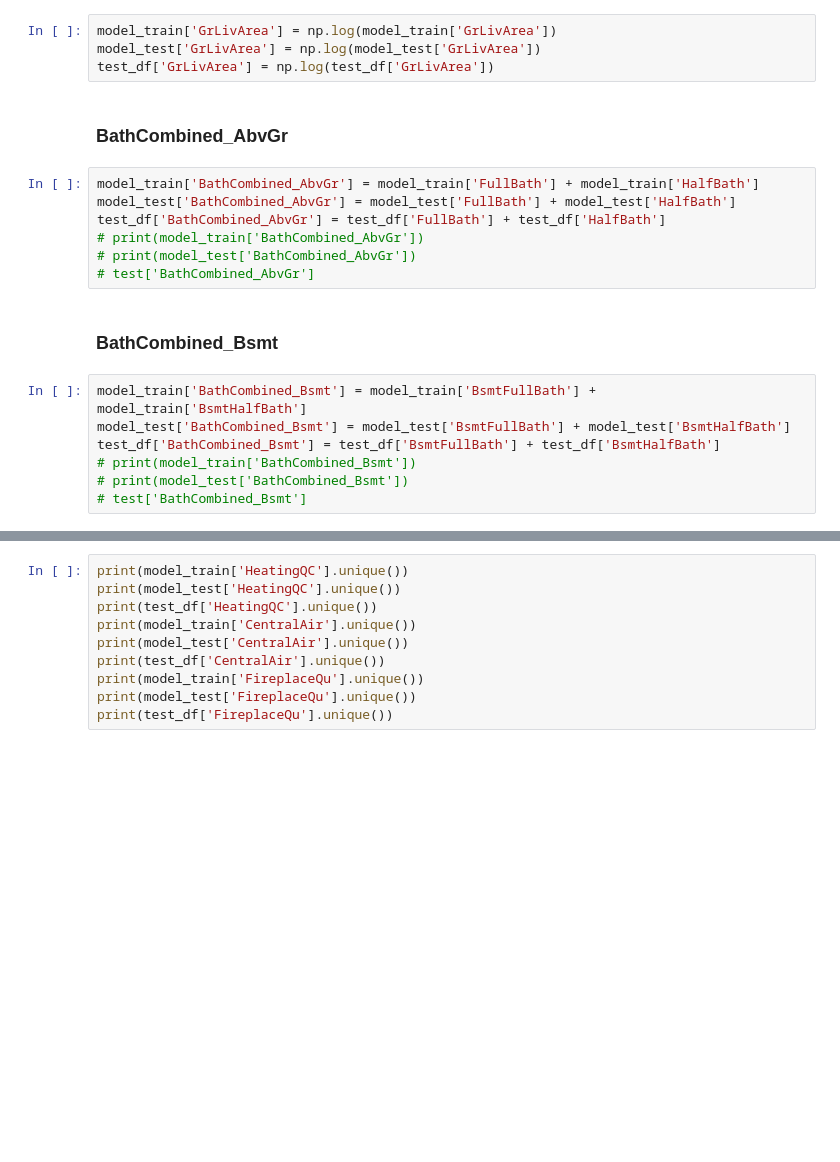
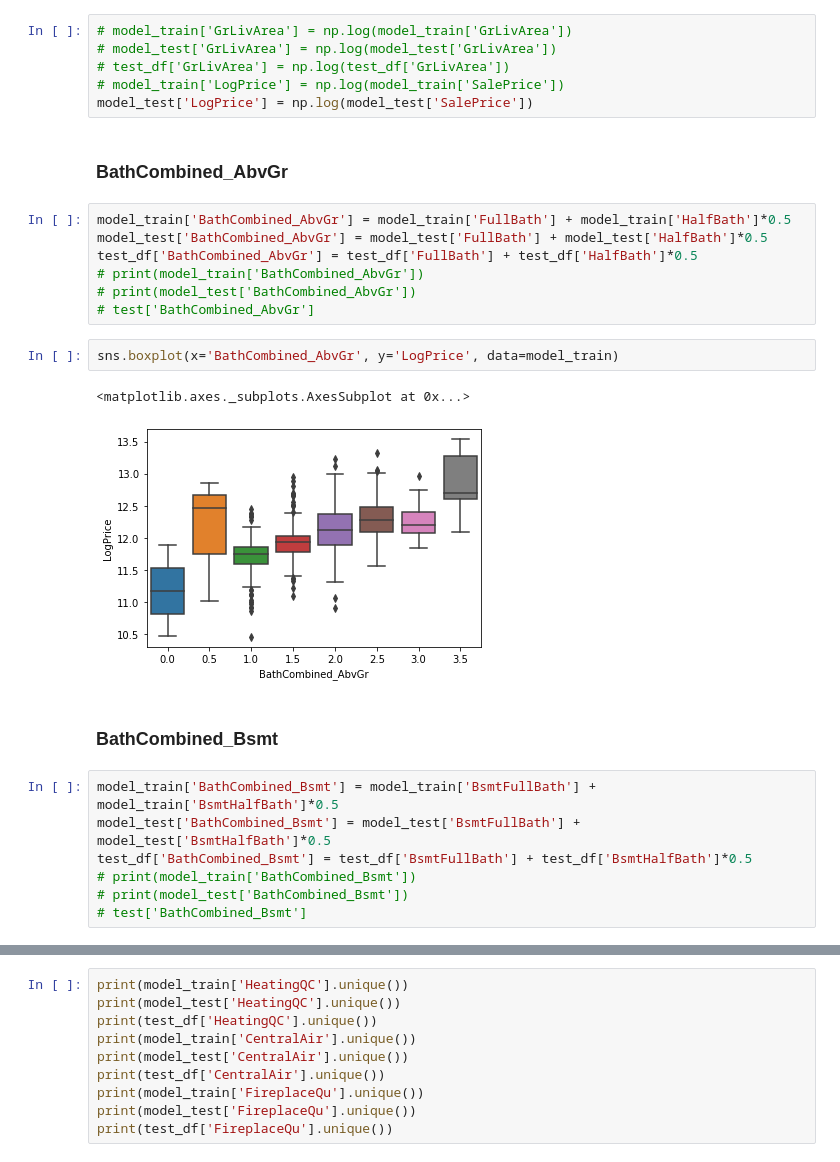
Before and after one commit to twistandpulse/Tea-Mates, a Jupyter notebook: Marina/Marina Preprocessing (2-25-20).ipynb, the cells around one changed output, grey strips where cells are left out. Drawn from its saved outputs; the diff is of its cells as text; blank space fills up the shorter version.

```diff
--- a/Marina/Marina Preprocessing (2-25-20).ipynb
+++ b/Marina/Marina Preprocessing (2-25-20).ipynb
@@ -72,24 +72,31 @@ Index(['Id', 'MSSubClass', 'MSZoning', 'LotFrontage', 'LotArea', 'Street',
 # %% [markdown]
 # Numeric Variable & Ordinal Var Transform
 # %%
-model_train['GrLivArea'] = np.log(model_train['GrLivArea'])
-model_test['GrLivArea'] = np.log(model_test['GrLivArea'])
-test_df['GrLivArea'] = np.log(test_df['GrLivArea'])
+# model_train['GrLivArea'] = np.log(model_train['GrLivArea'])
+# model_test['GrLivArea'] = np.log(model_test['GrLivArea'])
+# test_df['GrLivArea'] = np.log(test_df['GrLivArea'])
+# model_train['LogPrice'] = np.log(model_train['SalePrice'])
+model_test['LogPrice'] = np.log(model_test['SalePrice'])
 # %% [markdown]
 ### BathCombined_AbvGr
 # %%
-model_train['BathCombined_AbvGr'] = model_train['FullBath'] + model_train['HalfBath']
-model_test['BathCombined_AbvGr'] = model_test['FullBath'] + model_test['HalfBath']
-test_df['BathCombined_AbvGr'] = test_df['FullBath'] + test_df['HalfBath']
+model_train['BathCombined_AbvGr'] = model_train['FullBath'] + model_train['HalfBath']*0.5
+model_test['BathCombined_AbvGr'] = model_test['FullBath'] + model_test['HalfBath']*0.5
+test_df['BathCombined_AbvGr'] = test_df['FullBath'] + test_df['HalfBath']*0.5
 # print(model_train['BathCombined_AbvGr'])
 # print(model_test['BathCombined_AbvGr'])
 # test['BathCombined_AbvGr']
+# %%
+sns.boxplot(x='BathCombined_AbvGr', y='LogPrice', data=model_train)
+# %% [output]
+<matplotlib.axes._subplots.AxesSubplot at 0x...>
+[figure, added]
 # %% [markdown]
 ### BathCombined_Bsmt
 # %%
-model_train['BathCombined_Bsmt'] = model_train['BsmtFullBath'] + model_train['BsmtHalfBath']
-model_test['BathCombined_Bsmt'] = model_test['BsmtFullBath'] + model_test['BsmtHalfBath']
-test_df['BathCombined_Bsmt'] = test_df['BsmtFullBath'] + test_df['BsmtHalfBath']
+model_train['BathCombined_Bsmt'] = model_train['BsmtFullBath'] + model_train['BsmtHalfBath']*0.5
+model_test['BathCombined_Bsmt'] = model_test['BsmtFullBath'] + model_test['BsmtHalfBath']*0.5
+test_df['BathCombined_Bsmt'] = test_df['BsmtFullBath'] + test_df['BsmtHalfBath']*0.5
 # print(model_train['BathCombined_Bsmt'])
 # print(model_test['BathCombined_Bsmt'])
 # test['BathCombined_Bsmt']
```
Also changed, not shown: parts of 2 cells of this notebook, 6 other files.
